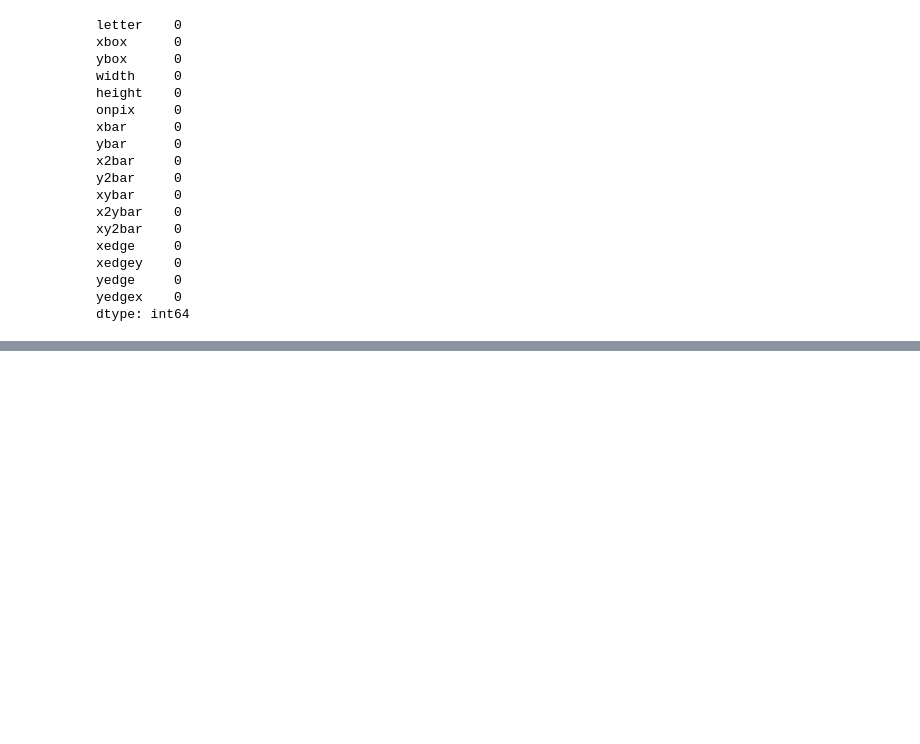
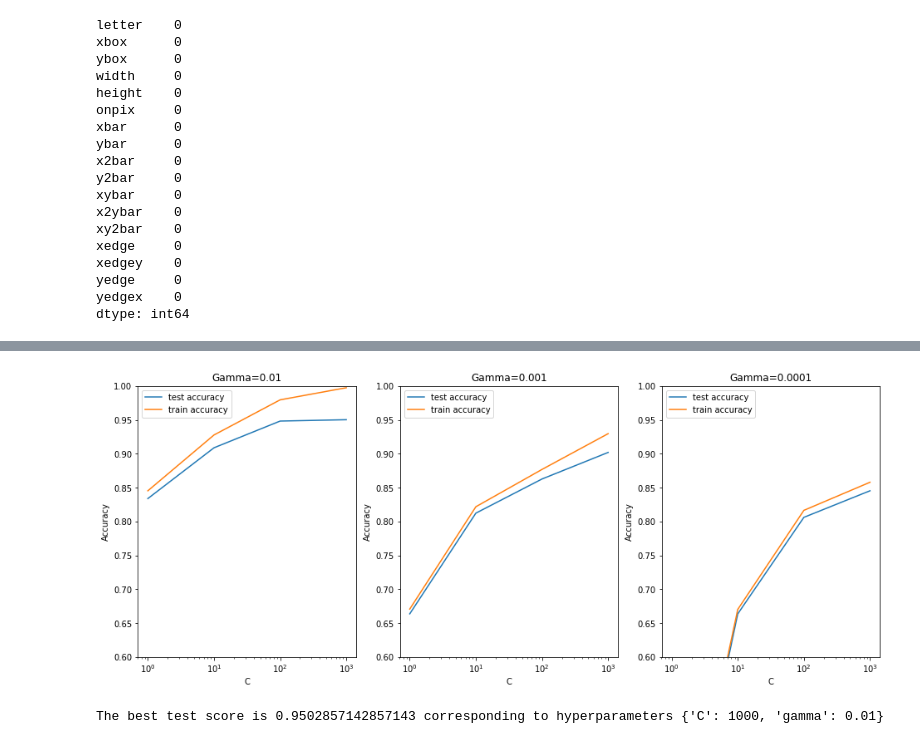
Before and after one commit to iamurali/upgrad_ml_ai, a Jupyter notebook: SVM/SVM_Letter_recognition.ipynb, the cells around one changed output, grey strips where cells are left out. Cells and saved outputs as stored; diff of their text form; code cells hidden in the pictures; blank space fills up the shorter version.

```diff
--- a/SVM/SVM_Letter_recognition.ipynb
+++ b/SVM/SVM_Letter_recognition.ipynb
@@ -74,0 +116,4 @@ sns.barp
+# %%
+scaled_x = x
+scaled_x[x.columns] = scale(x)
+x_train, x_test, y_train, y_test = train_test_split(scaled_x, y, train_size=0.7, test_size=0.3, random_state=4)
@@ -74,0 +131,4 @@ sns.barp
+# %%
+model = SVC(kernel='linear')
+model.fit(x_train, y_train)
+y_pred = model.predict(x_test)
@@ -74,0 +159,4 @@ sns.barp
+# %%
+non_linear_model = SVC(kernel='rbf')
+non_linear_model.fit(x_train, y_train)
+y_pred = non_linear_model.predict(x_test)
@@ -74,0 +225,3 @@ sns.barp
+# %%
+cv_results = pd.DataFrame(model_cv.cv_results_)
+cv_results
@@ -74,0 +243,47 @@ sns.barp
+# %%
+cv_results['param_C'] = cv_results['param_C'].astype('int')
+
+# # plotting
+plt.figure(figsize=(16,6))
+
+# subplot 1/3
+plt.subplot(131)
+gamma_01 = cv_results[cv_results['param_gamma']==0.01]
+
+plt.plot(gamma_01["param_C"], gamma_01["mean_test_score"])
+plt.plot(gamma_01["param_C"], gamma_01["mean_train_score"])
+plt.xlabel('C')
+plt.ylabel('Accuracy')
+plt.title("Gamma=0.01")
+plt.ylim([0.60, 1])
+plt.legend(['test accuracy', 'train accuracy'], loc='upper left')
+plt.xscale('log')
+
+# subplot 2/3
+plt.subplot(132)
+gamma_001 = cv_results[cv_results['param_gamma']==0.001]
+
+plt.plot(gamma_001["param_C"], gamma_001["mean_test_score"])
+plt.plot(gamma_001["param_C"], gamma_001["mean_train_score"])
+plt.xlabel('C')
+plt.ylabel('Accuracy')
+plt.title("Gamma=0.001")
+plt.ylim([0.60, 1])
+plt.legend(['test accuracy', 'train accuracy'], loc='upper left')
+plt.xscale('log')
+
+
+# subplot 3/3
+plt.subplot(133)
+gamma_0001 = cv_results[cv_results['param_gamma']==0.0001]
+
+plt.plot(gamma_0001["param_C"], gamma_0001["mean_test_score"])
+plt.plot(gamma_0001["param_C"], gamma_0001["mean_train_score"])
+plt.xlabel('C')
+plt.ylabel('Accuracy')
+plt.title("Gamma=0.0001")
+plt.ylim([0.60, 1])
+plt.legend(['test accuracy', 'train accuracy'], loc='upper left')
+plt.xscale('log')
+# %% [output]
+[figure, added]
@@ -74,0 +293,4 @@ sns.barp
+# %%
+print("The best test score is {0} corresponding to hyperparameters {1}".format(best_score, best_hyperparams))
+# %% [output]
+The best test score is 0.9502857142857143 corresponding to hyperparameters {'C': 1000, 'gamma': 0.01}
```
Also changed, not shown: parts of 18 cells of this notebook, 2 other files.
